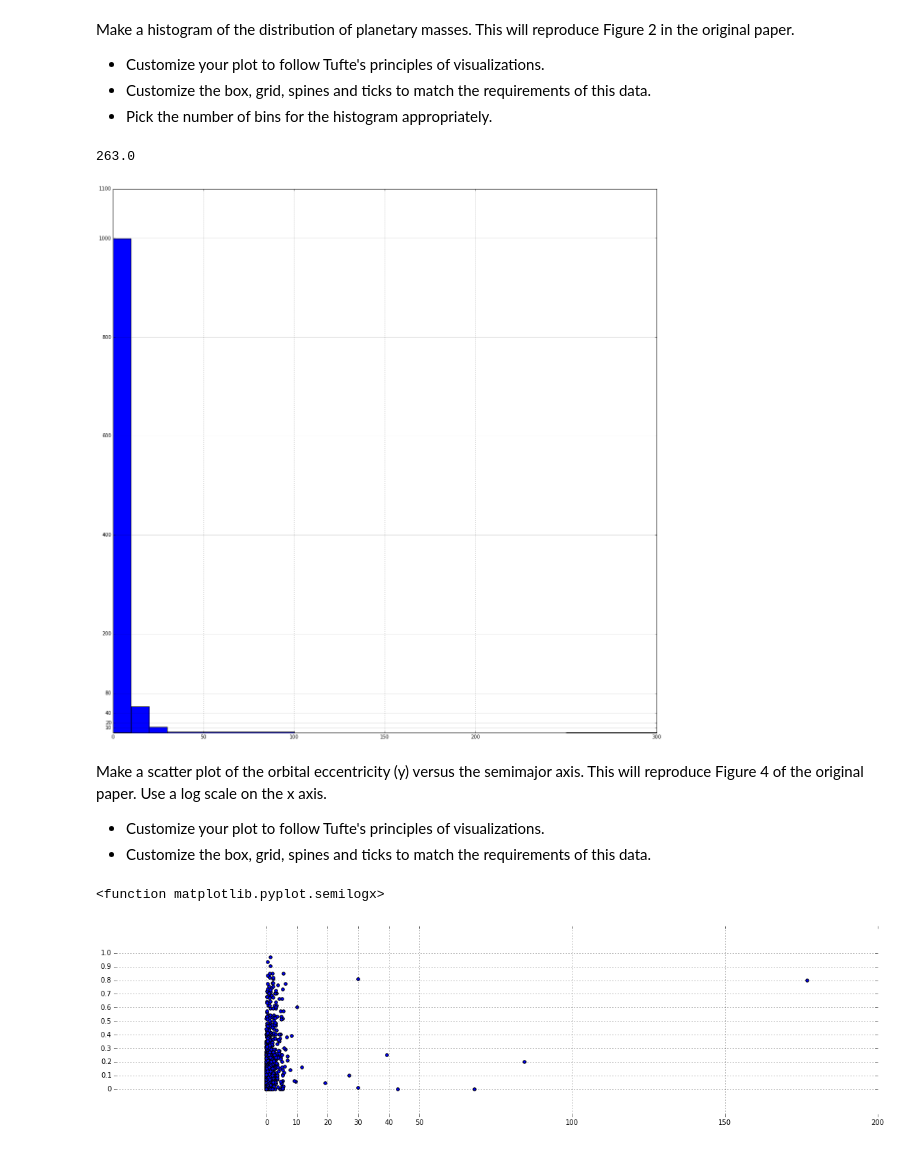
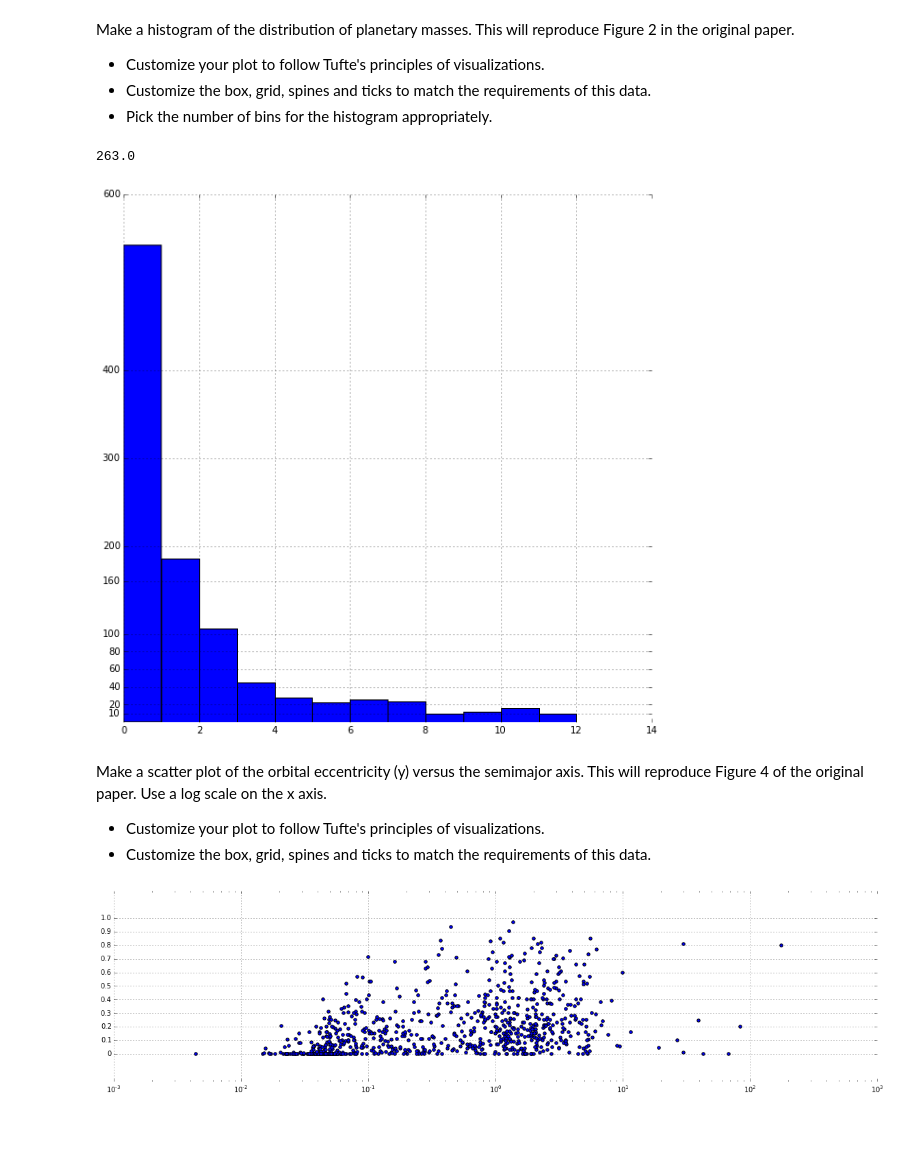
Before and after one commit to phungkh/phys202-2015-work, a Jupyter notebook: assignments/assignment04/MatplotlibEx02.ipynb, the cells around one changed output. Saved outputs shown, nothing was run; the diff lists cells and outputs as text; code cells hidden in the pictures.

```diff
--- a/assignments/assignment04/MatplotlibEx02.ipynb
+++ b/assignments/assignment04/MatplotlibEx02.ipynb
@@ -70,14 +70,15 @@ Make a histogram of the distribution of planetary masses. This will reproduce Fi
 # %%
 x=data[:,2]
 print(max(x))
-plt.figure(figsize=(20,20))
-plt.hist(x,bins = [0,10,20,30,50,100,150,200,250,300])
-plt.xticks([0,50,100,150,200,300],[0,50,100,150,200,300])
-plt.yticks([10,20,40,80,200,400,600,800,1000,1100])
+plt.figure(figsize=(10,10))
+plt.hist(x,bins = [0,1,2,3,4,5,6,7,8,9,10,11,12])
+plt.xticks([0,2,4,6,8,10,12,14],[0,2,4,6,8,10,12,14])
+plt.yticks([10,20,40,60,80,100,160,200,300,400,600])
 plt.grid(True)
+plt.box(False)
 # %% [output]
 263.0
-[figure, old version]
+[figure, new version]
 # %%
 assert True # leave for grading
 # %% [markdown]
@@ -95,9 +96,8 @@ plt.yticks([0,.1,.2,.3,.4,.5,.6,.7,.8,.9,1.0],[0,.1,.2,.3,.4,.5,.6,.7,.8,.9,1.0]
 
 plt.box(False)
 plt.grid(True)
-plt.semilogx
+plt.xscale('log')
 # %% [output]
-<function matplotlib.pyplot.semilogx>
-[figure, old version]
+[figure, new version]
 # %%
 assert True # leave for grading
```
